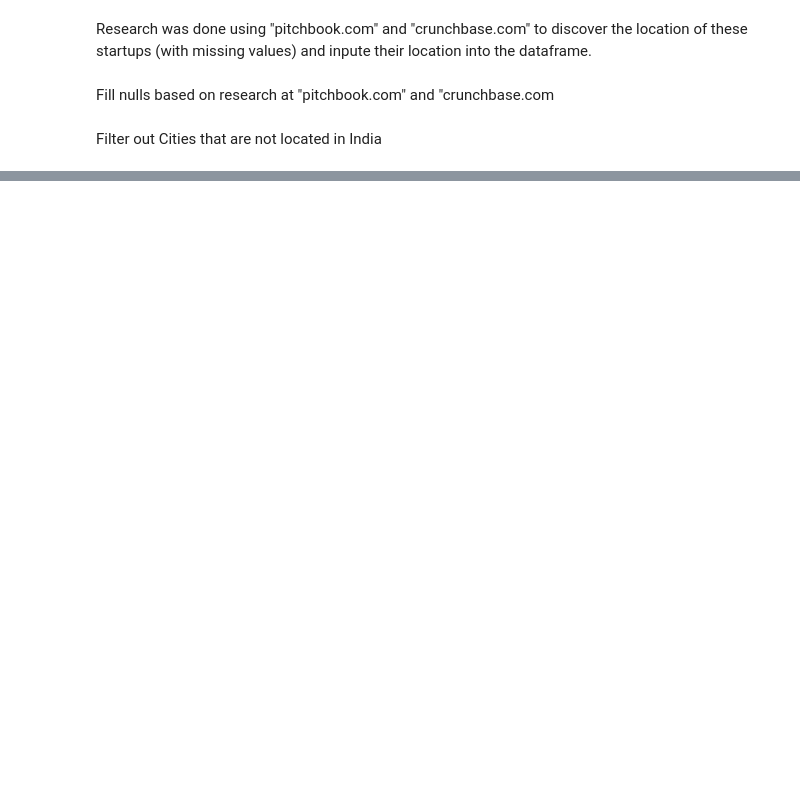
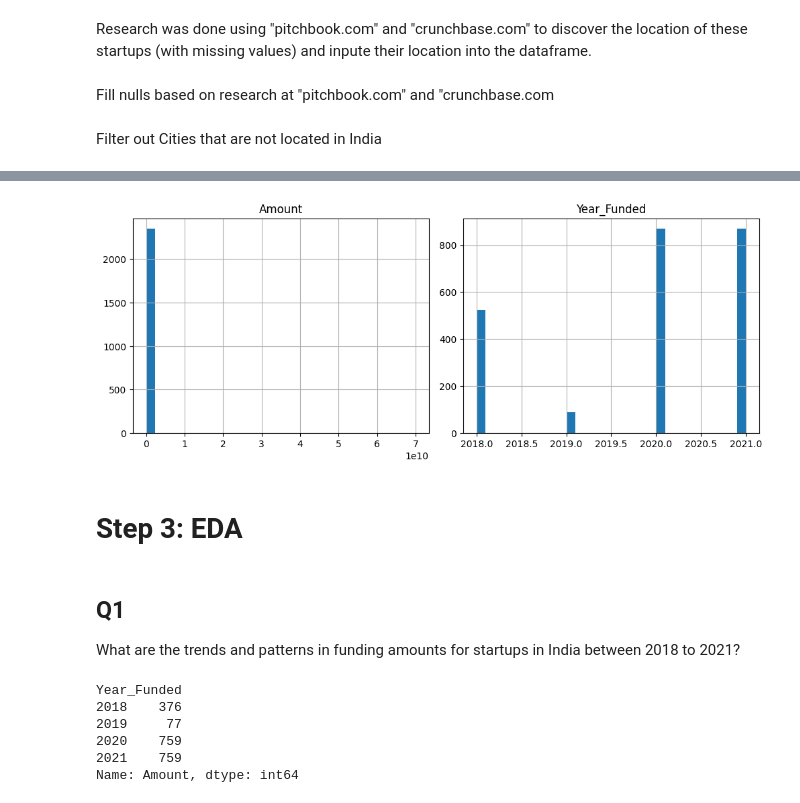
Before and after one commit to Kwamena-A-Yamoah/Indian-Start-up-Funding-Analysis, a Jupyter notebook: Notebooks/Indian_start-up_analysis.ipynb, the cells around one changed output, grey strips where cells are left out. Drawn from its saved outputs; the diff is of its cells as text; code cells hidden in the pictures; blank space fills up the shorter version.

```diff
--- a/Notebooks/Indian_start-up_analysis.ipynb
+++ b/Notebooks/Indian_start-up_analysis.ipynb
@@ -697,0 +920,11 @@ df.head()
+# %%
+# Strip all columns of spaces and converting them to category
+df['Company Name'] = df['Company Name'].str.strip().astype('category')
+df['Funding Stage'] = df['Funding Stage'].str.strip().astype('category')
+df['Location'] = df['Location'].str.strip().astype('category')
+df['Industry'] = df['Industry'].str.strip().astype('category')
+df['Investor_1'] = df['Investor_1'].str.strip().astype('category')
+df['Investor_2'] = df['Investor_2'].str.strip().astype('category')
+
+# Replace spaces in column names with "_"
+df.columns = df.columns.str.replace(' ', '_')
@@ -697,0 +977,30 @@ df.head()
+# %%
+import matplotlib.pyplot as plt
+
+# Generating histograms
+df.hist(
+    figsize=(15, 15),
+    layout=(4, 3),
+    bins=30
+)
+
+plt.tight_layout()
+plt.show()
+# %% [output]
+[figure, added]
+# %% [markdown]
+# Step 3: EDA
+# %% [markdown]
+## Q1
+What are the trends and patterns in funding amounts for startups in India between 2018 to 2021?
+# %%
+# Group companies that were funded by years
+years_of_funding= df[df["Amount"]>0].groupby(by="Year_Funded").Amount.count()
+years_of_funding
+# %% [output]
+Year_Funded
+2018    376
+2019     77
+2020    759
+2021    759
+Name: Amount, dtype: int64
```
Also changed, not shown: parts of 67 cells of this notebook.
